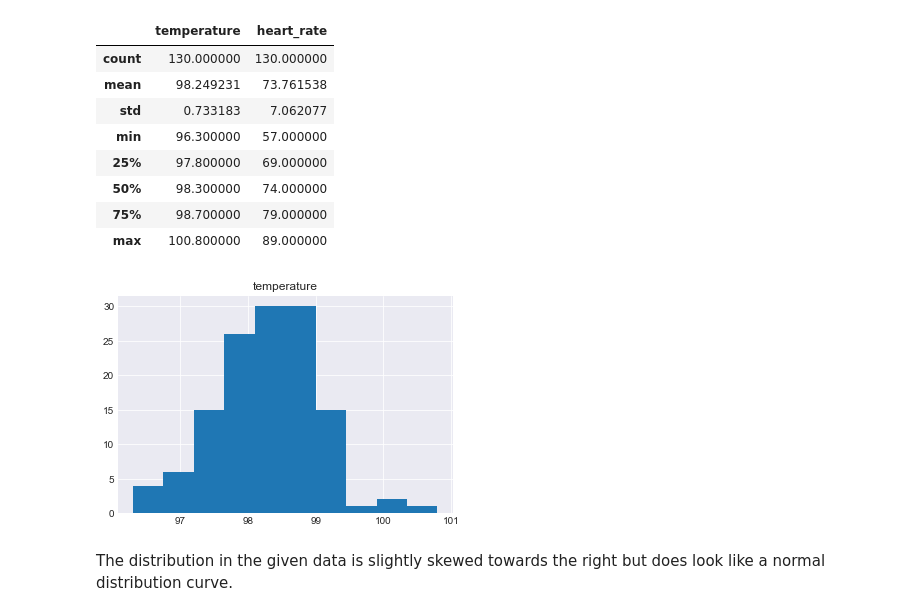
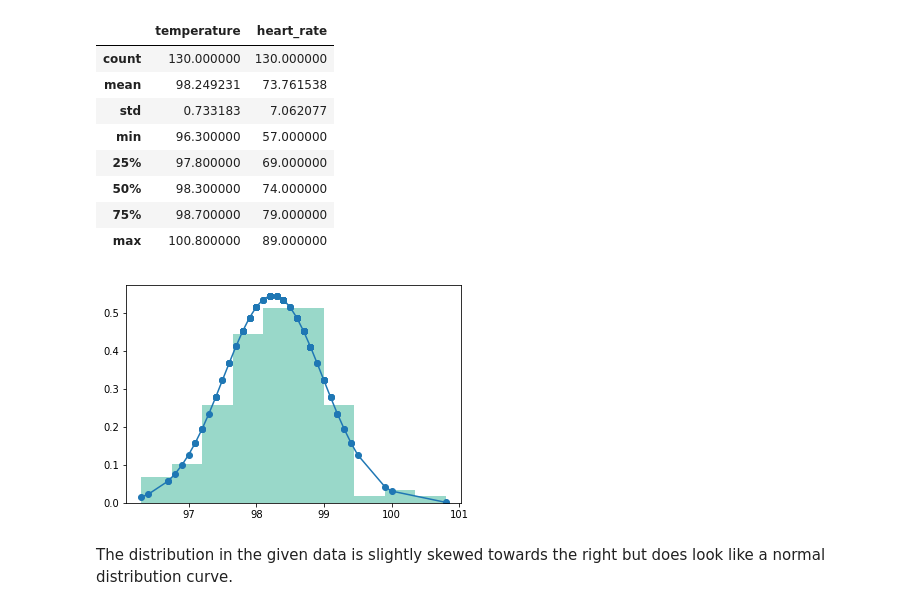
Before and after one commit to KirazG/datascience, a Jupyter notebook: eda_stats_exercises/human_temp/dsi_inferential_statistics_exercise_1.ipynb, the cells around one changed output. Cells and saved outputs as stored; diff of their text form; code cells hidden in the pictures.

```diff
--- a/eda_stats_exercises/human_temp/dsi_inferential_statistics_exercise_1.ipynb
+++ b/eda_stats_exercises/human_temp/dsi_inferential_statistics_exercise_1.ipynb
@@ -84,17 +89,18 @@ df.describe()
 | 50% | 98.300000 | 74.000000 |
 | 75% | 98.700000 | 79.000000 |
 | max | 100.800000 | 89.000000 |
-# %%
-import matplotlib.pyplot as plt
-import pylab as pl
-import seaborn as sns
-sns.set
-%matplotlib inline
-import scipy.stats as st
-import numpy as np
-pd.DataFrame.hist(df, column='temperature');
-# %% [output]
-[figure, removed]
+# %%
+sns.set
+%matplotlib inline
+import scipy.stats as st
+import numpy as np
+df_sorted = sorted(df['temperature'])
+fit = stats.norm.pdf(df_sorted, np.mean(df_sorted), np.std(df_sorted))  #this is a fitting indeed
+pl.plot(df_sorted,fit,'-o')
+pl.hist(df_sorted,normed=True,color='#99d8c9')      #use this to draw histogram of your data
+pl.show()
+# %% [output]
+[figure, added]
 # %% [markdown]
 The distribution in the given data is slightly skewed towards the right but does look like a normal distribution curve.
 # %% [markdown]
```
Also changed, not shown: parts of 2 cells of this notebook.
